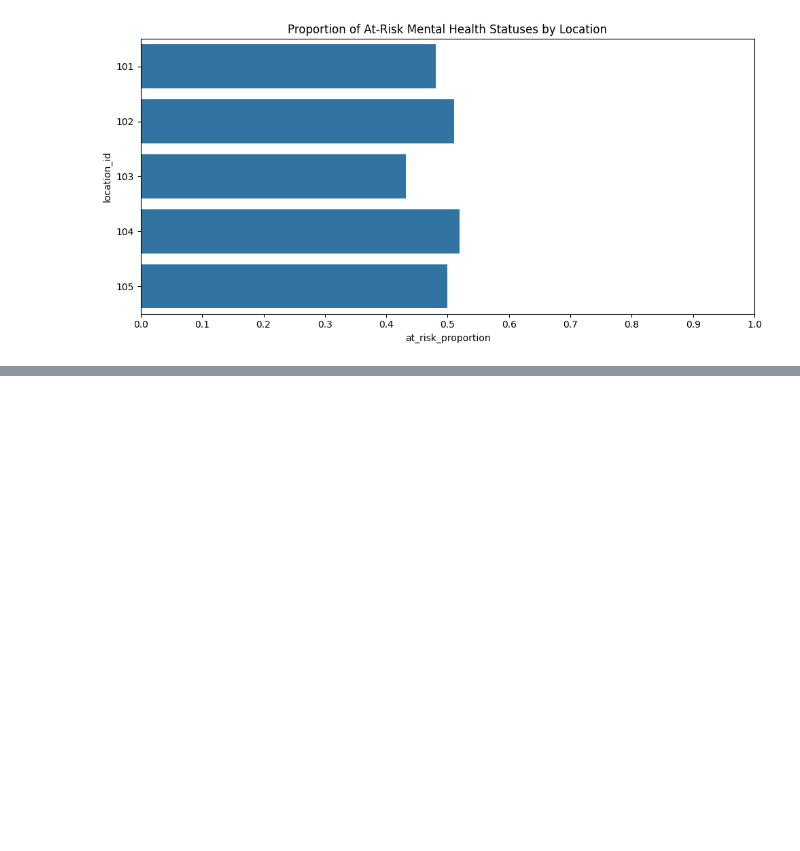
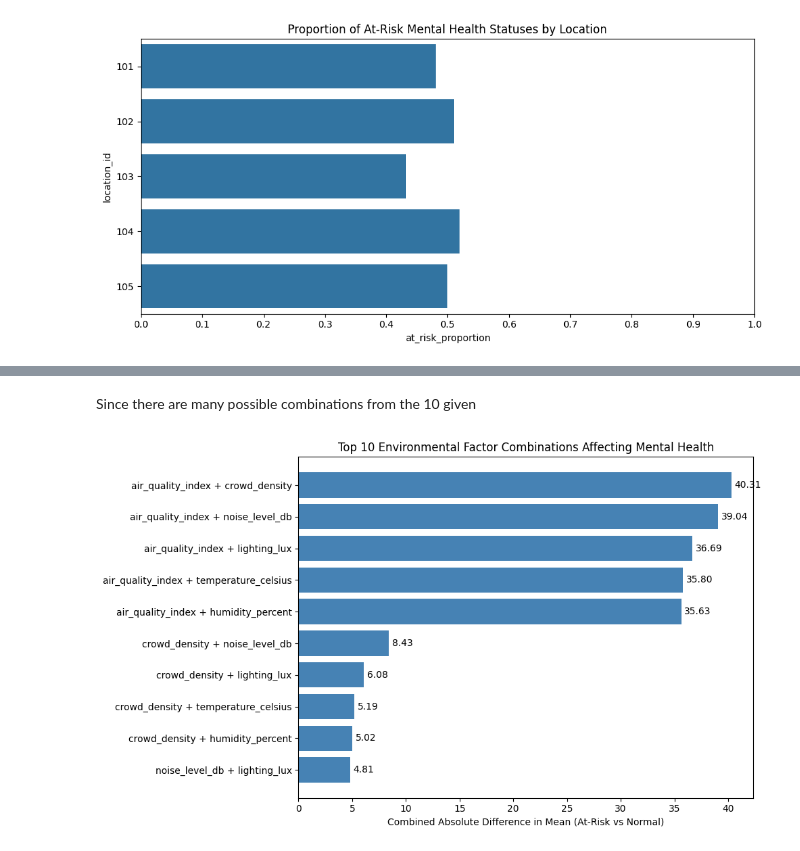
Before and after one commit to lanc3reyes/csmodel_mp, a Jupyter notebook: CSMODEL_Phase1_Group9.ipynb, the cells around one changed output, grey strips where cells are left out. Saved outputs shown, nothing was run; the diff lists cells and outputs as text; code cells hidden in the pictures; blank space fills up the shorter version.

```diff
--- a/CSMODEL_Phase1_Group9.ipynb
+++ b/CSMODEL_Phase1_Group9.ipynb
@@ -838,0 +865,24 @@ To summarize the graph, the displays the proportion of mental health records mar
+# %%
+env_list = combinations.index.tolist()
+
+top_combination = []
+
+#create a top 10 on which combinations affect greatly
+for i in range(len(env_list)):
+    for j in range(i + 1, len(env_list)):
+        var1 = env_list[i]
+        var2 = env_list[j]
+
+        diff_sum = abs(combinations.loc[var1, 'Difference']) + abs(combinations.loc[var2, 'Difference'])
+        combo = f"{var1} + {var2}"
+
+        if len(top_combination) < 10:
+            top_combination.append((combo, diff_sum))
+            top_combination.sort(key=lambda x: x[1], reverse=True)
+        else:
+            if diff_sum > top_combination[-1][1]:
+                top_combination[-1] = (combo, diff_sum)
+                top_combination.sort(key=lambda x: x[1], reverse=True)
+
+for i, (combo, score) in enumerate(top_combination, 1):
+    print(f"{i}. {combo} — Combined Difference: {score:.2f}")
@@ -838,0 +900,23 @@ To summarize the graph, the displays the proportion of mental health records mar
+# %% [markdown]
+Since there are many possible combinations from the 10 given
+# %%
+#Graph Representation of the top 10 for better visualization
+combinations = [x[0] for x in top_combination]
+differences = [x[1] for x in top_combination]
+
+plt.figure(figsize=(10, 6))
+bars = plt.barh(combinations, differences, color='steelblue')
+plt.title("Top 10 Environmental Factor Combinations Affecting Mental Health")
+plt.xlabel("Combined Absolute Difference in Mean (At-Risk vs Normal)")
+plt.gca().invert_yaxis()
+plt.axvline(0, color='gray', linestyle='--', linewidth=0.7)
+
+for bar in bars:
+    width = bar.get_width()
+    plt.text(width + 0.3, bar.get_y() + bar.get_height()/2,
+             f"{width:.2f}", va='center')
+
+plt.tight_layout()
+plt.show()
+# %% [output]
+[figure, added]
```
Also changed, not shown: parts of 14 cells of this notebook.
